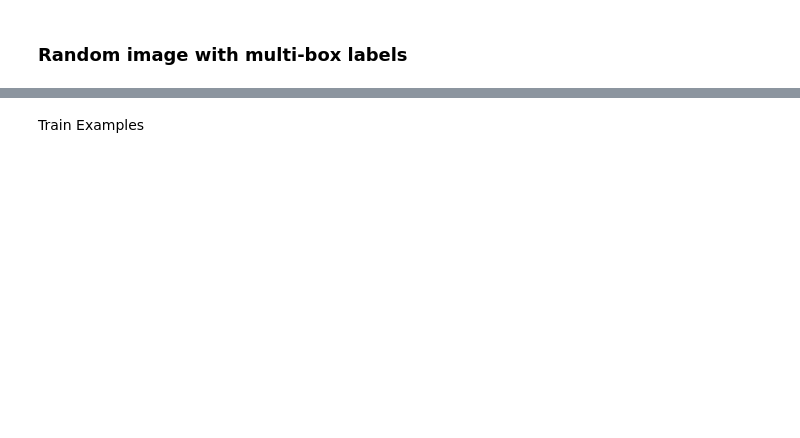
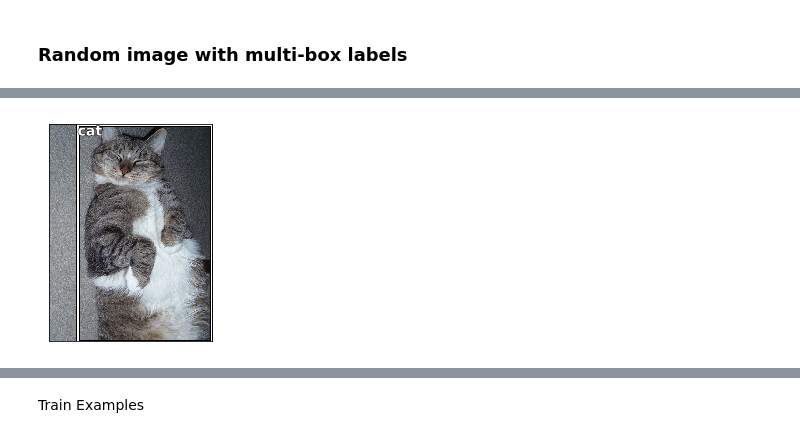
Before and after one commit to aaronlelevier/pytorch-practice, a Jupyter notebook: notebooks/fastai-lesson-9-obj-detect-4x4-grid-multi-box.ipynb, the cells around one changed output, grey strips where cells are left out. Saved outputs shown, nothing was run; the diff lists cells and outputs as text; code cells hidden in the pictures; blank space fills up the shorter version.

Commit message:
Dataset is returning a 2d array of bbox + cat for each image. Will see if this works with the DataLoader

```diff
--- a/notebooks/fastai-lesson-9-obj-detect-4x4-grid-multi-box.ipynb
+++ b/notebooks/fastai-lesson-9-obj-detect-4x4-grid-multi-box.ipynb
@@ -179,0 +284,15 @@ preview_data(train_ann)
+# %%
+new_train_ann = {image_id:[] for image_id in train_image_ids}
+for x in train_data[ANNOTATIONS]:
+    image_id = x[IMAGE_ID]
+    bbox = x[BBOX]
+    cat = [x[CATEGORY_ID]] # this is an int normally
+    ann = np.concatenate([bbox, cat])
+    if len(new_train_ann[image_id]) == 0:
+        new_train_ann[image_id] = np.array([ann])
+    else:
+        prev = new_train_ann[image_id]
+        new = ann
+        new_train_ann[image_id] = np.reshape(np.concatenate([new, np.reshape(prev, -1)]), (-1, 5))
+
+new_train_ann[8723]
@@ -208,0 +369,17 @@ show_random_multibox_image(val_ann, val_image_ids, val_filenames)
+# %%
+# new_train_ann version
+
+def show_random_multibox_image(ann, image_ids, filenames):
+    image_id = random.choice(image_ids)
+    im = open_image(str(IMAGE_PATH/filenames[image_id]))
+    ax = show_img(im)
+    for arr in ann[image_id]:
+        bbox = arr[:4]
+        cat = arr[-1]
+        draw_rect(ax, bbox)
+        draw_text(ax, bbox[:2], categories[cat])
+
+# TRAIN dataset example
+show_random_multibox_image(new_train_ann, train_image_ids, train_filenames)
+# %% [output]
+[figure, added]
```
Also changed, not shown: parts of 64 cells of this notebook.
